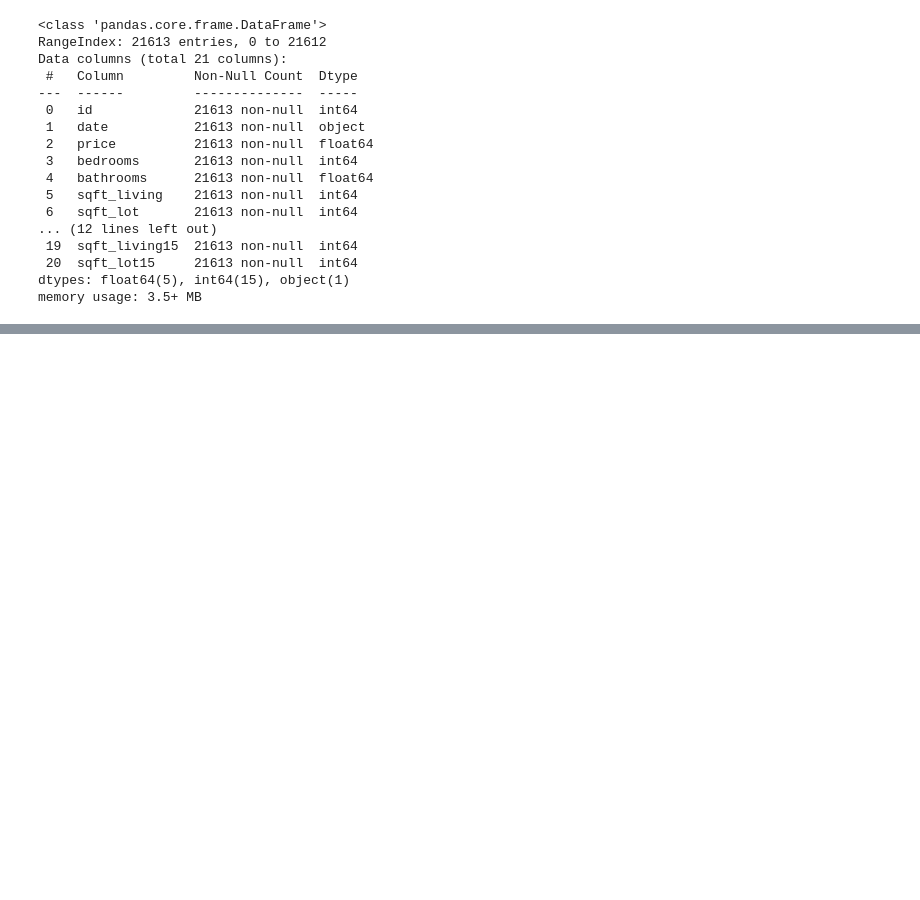
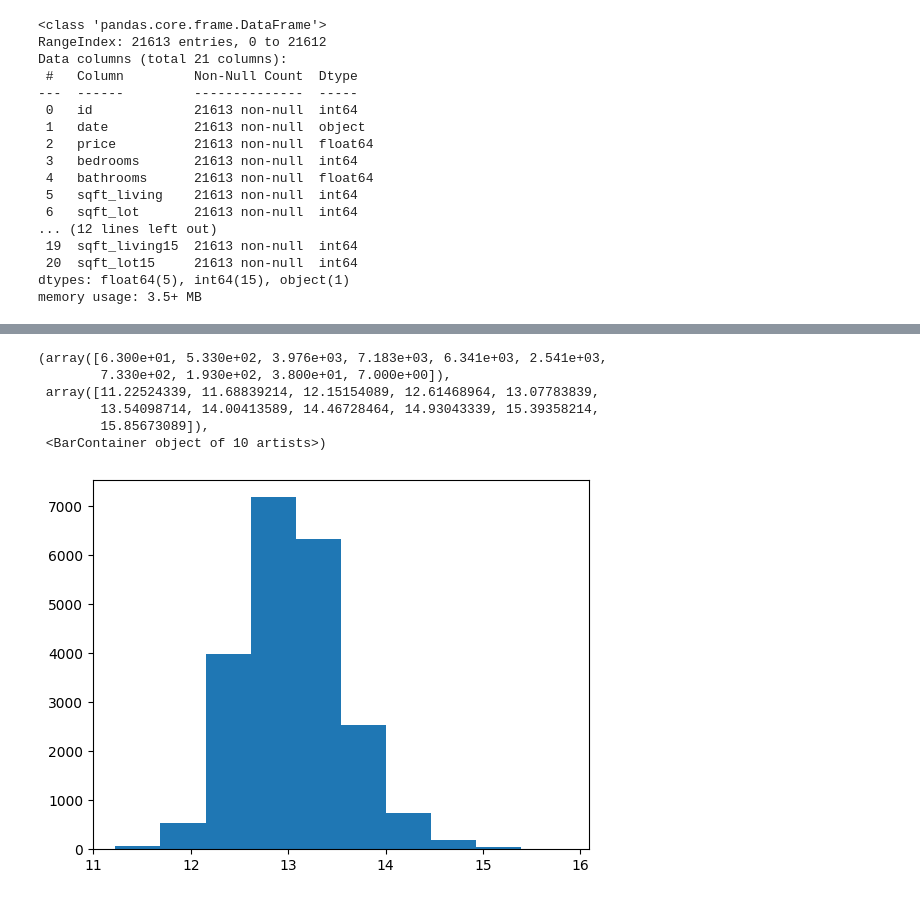
Before and after one commit to LuyiLiuAmber/Luyi, a Jupyter notebook: assignment 3 Luyi Liu.ipynb, the cells around one changed output, grey strips where cells are left out. Drawn from its saved outputs; the diff is of its cells as text; code cells hidden in the pictures; blank space fills up the shorter version.

```diff
--- a/assignment 3 Luyi Liu.ipynb
+++ b/assignment 3 Luyi Liu.ipynb
@@ -56,0 +58,13 @@ df['age'] = 2023 - df['yr_built']  # Calculate age of the house
+# %%
+# Create dummy variable for 'sqft_basement'
+df['has_basement'] = df['sqft_basement'].apply(lambda x: 1 if x > 0 else 0)
+# Drop 'sqft_basement' column
+df = df.drop('sqft_basement', axis=1)
+# %%
+#fCreate dummy variable for 'yr_renovated'
+df['renovated'] = df['yr_renovated'].apply(lambda x: 1 if x > 0 else 0)
+# Drop 'yr_renovated' column
+df = df.drop('yr_renovated', axis=1)
+# %%
+#Create dummy variables
+df = pd.get_dummies(df, columns=['waterfront', 'view','has_basement', 'renovated'], drop_first=True)
@@ -71,0 +144,5 @@ Top Features based on correlation analysis:
+# %%
+df['log_sqft_living'] = np.log(df['sqft_living'])
+df['log_grade'] = np.log(df['grade'])
+df['log_sqft_above'] = np.log(df['sqft_above'])
+df['log_price'] = np.log(df['price'])
@@ -71,0 +242,10 @@ Top Features based on correlation analysis:
+# %%
+plt.hist(df['log_price'])
+# %% [output]
+(array([6.300e+01, 5.330e+02, 3.976e+03, 7.183e+03, 6.341e+03, 2.541e+03,
+        7.330e+02, 1.930e+02, 3.800e+01, 7.000e+00]),
+ array([11.22524339, 11.68839214, 12.15154089, 12.61468964, 13.07783839,
+        13.54098714, 14.00413589, 14.46728464, 14.93043339, 15.39358214,
+        15.85673089]),
+ <BarContainer object of 10 artists>)
+[figure, added]
```
Also changed, not shown: parts of 59 cells of this notebook, 2 other files.
